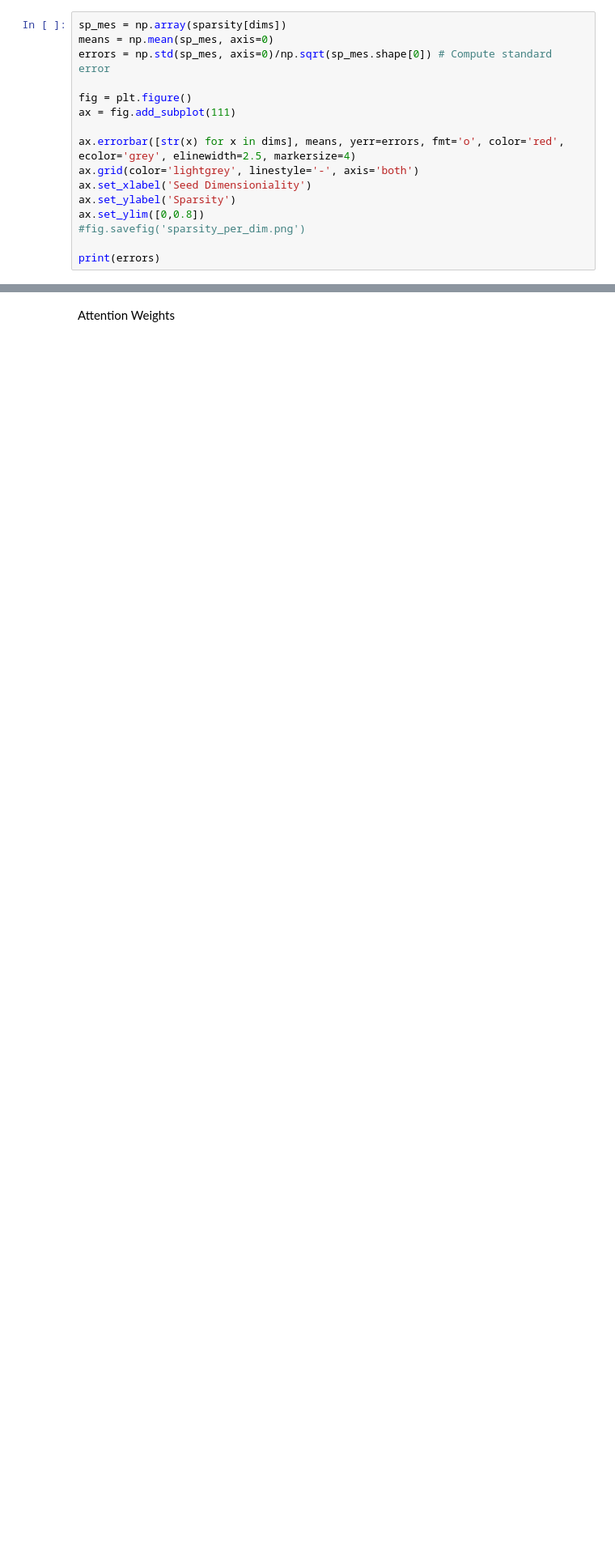
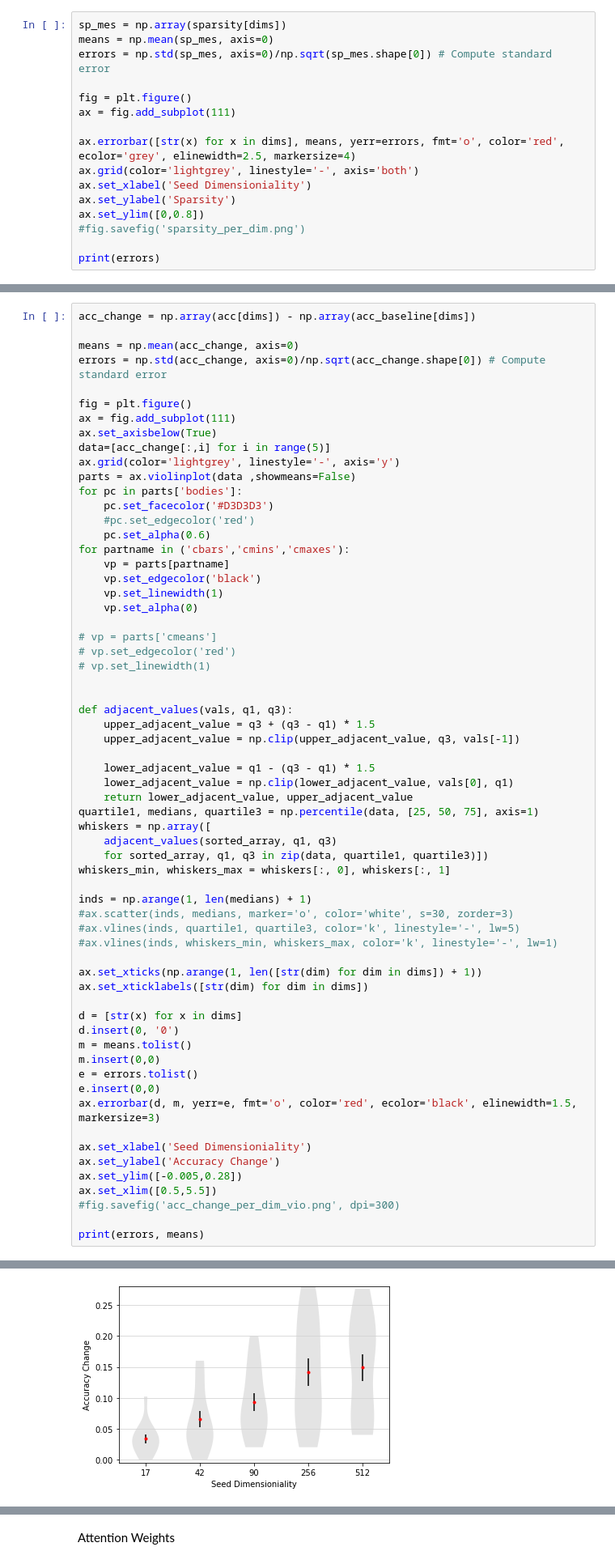
Before and after one commit to mazabdul7/msc_attention_project, a Jupyter notebook: evaluate_models.ipynb, the cells around one changed output, grey strips where cells are left out. Shown: that part at 81% size. Drawn from its saved outputs; the diff is of its cells as text; blank space fills up the shorter version.

```diff
--- a/evaluate_models.ipynb
+++ b/evaluate_models.ipynb
@@ -355,0 +383,64 @@ print(errors, means)
+# %%
+acc_change = np.array(acc[dims]) - np.array(acc_baseline[dims])
+
+means = np.mean(acc_change, axis=0)
+errors = np.std(acc_change, axis=0)/np.sqrt(acc_change.shape[0]) # Compute standard error
+
+fig = plt.figure()
+ax = fig.add_subplot(111)
+ax.set_axisbelow(True)
+data=[acc_change[:,i] for i in range(5)]
+ax.grid(color='lightgrey', linestyle='-', axis='y')
+parts = ax.violinplot(data ,showmeans=False)
+for pc in parts['bodies']:
+    pc.set_facecolor('#D3D3D3')
+    #pc.set_edgecolor('red')
+    pc.set_alpha(0.6)
+for partname in ('cbars','cmins','cmaxes'):
+    vp = parts[partname]
+    vp.set_edgecolor('black')
+    vp.set_linewidth(1)
+    vp.set_alpha(0)
+
+# vp = parts['cmeans']
+# vp.set_edgecolor('red')
+# vp.set_linewidth(1)
+
+
+def adjacent_values(vals, q1, q3):
+    upper_adjacent_value = q3 + (q3 - q1) * 1.5
+    upper_adjacent_value = np.clip(upper_adjacent_value, q3, vals[-1])
+
+    lower_adjacent_value = q1 - (q3 - q1) * 1.5
+    lower_adjacent_value = np.clip(lower_adjacent_value, vals[0], q1)
+    return lower_adjacent_value, upper_adjacent_value
+quartile1, medians, quartile3 = np.percentile(data, [25, 50, 75], axis=1)
+whiskers = np.array([
+    adjacent_values(sorted_array, q1, q3)
+    for sorted_array, q1, q3 in zip(data, quartile1, quartile3)])
+whiskers_min, whiskers_max = whiskers[:, 0], whiskers[:, 1]
+
+inds = np.arange(1, len(medians) + 1)
+#ax.scatter(inds, medians, marker='o', color='white', s=30, zorder=3)
+#ax.vlines(inds, quartile1, quartile3, color='k', linestyle='-', lw=5)
+#ax.vlines(inds, whiskers_min, whiskers_max, color='k', linestyle='-', lw=1)
+
+ax.set_xticks(np.arange(1, len([str(dim) for dim in dims]) + 1))
+ax.set_xticklabels([str(dim) for dim in dims])
+
+d = [str(x) for x in dims]
+d.insert(0, '0')
+m = means.tolist()
+m.insert(0,0)
+e = errors.tolist()
+e.insert(0,0)
+ax.errorbar(d, m, yerr=e, fmt='o', color='red', ecolor='black', elinewidth=1.5, markersize=3)
+
+ax.set_xlabel('Seed Dimensioniality')
+ax.set_ylabel('Accuracy Change')
+ax.set_ylim([-0.005,0.28])
+ax.set_xlim([0.5,5.5])
+#fig.savefig('acc_change_per_dim_vio.png', dpi=300)
+
+print(errors, means)
+# %% [output]
@@ -355,0 +448 @@ print(errors, means)
+[figure, added]
```
Also changed, not shown: parts of 33 cells of this notebook, 32 other files.
